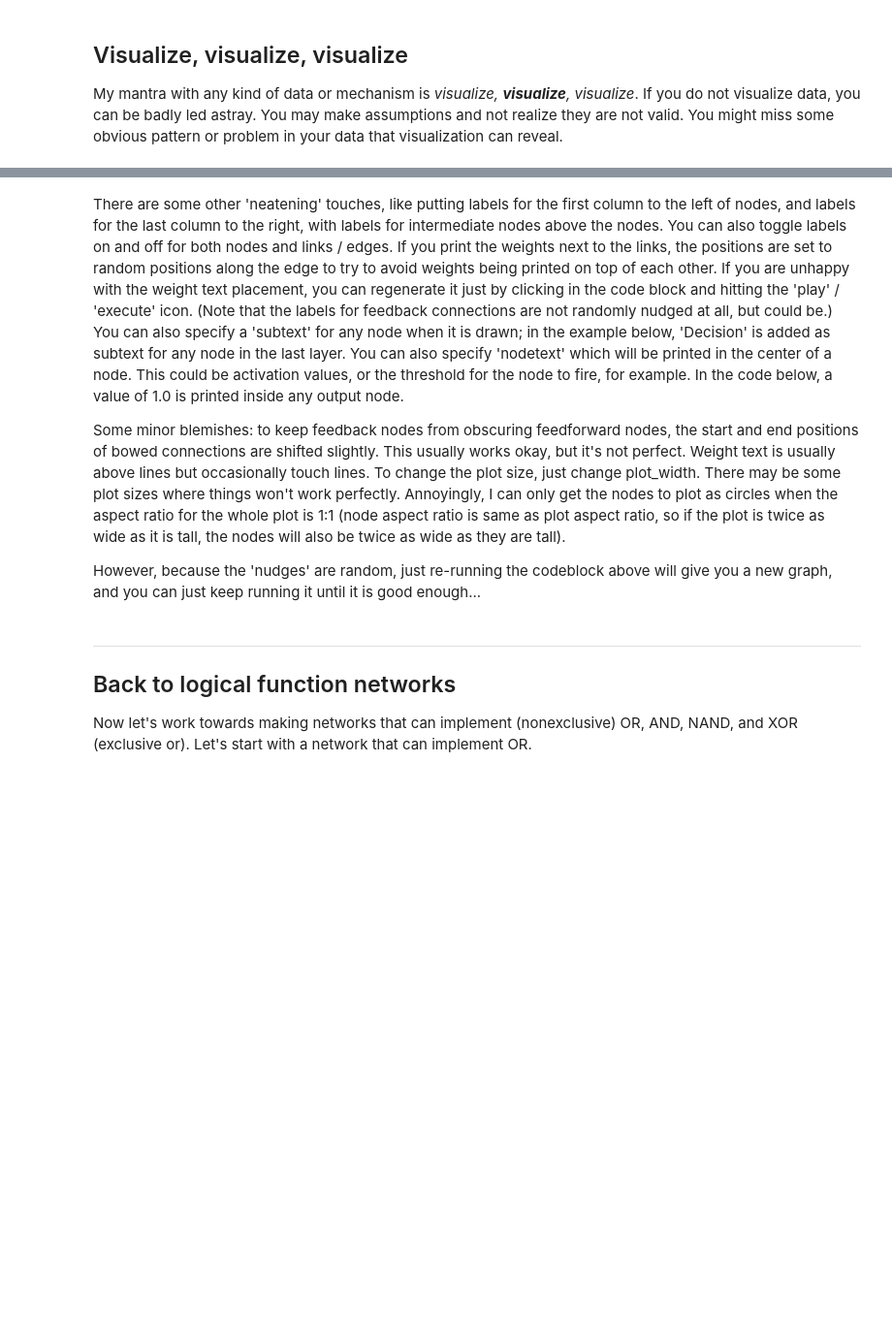
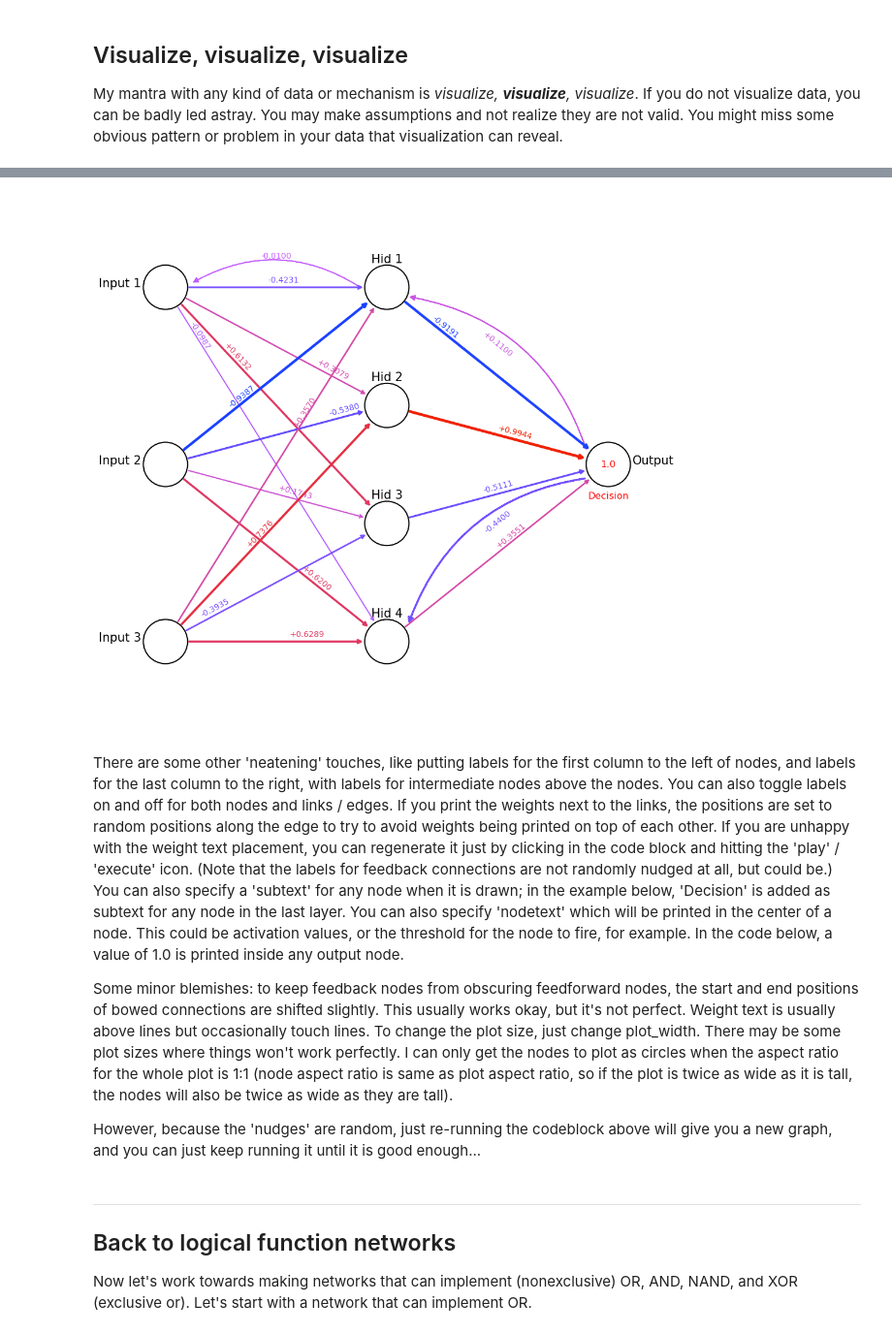
Before and after one commit to jsmagnuson/models-of-the-mind-notebooks, a Jupyter notebook: 11-nnets-01-linear-functions-and-bias.ipynb, the cells around one changed output, grey strips where cells are left out. Shown at 97% size. Saved outputs shown, nothing was run; the diff lists cells and outputs as text; code cells hidden in the pictures; blank space fills up the shorter version.

Commit message:
Updated plotting and details in nbs 11-13

```diff
--- a/11-nnets-01-linear-functions-and-bias.ipynb
+++ b/11-nnets-01-linear-functions-and-bias.ipynb
@@ -99,8 +103,17 @@ layers = [
 
 # Generate random weights based on the size of layers
 #np.random.seed(0)  # For reproducibility
-input_to_hidden_weights = np.random.rand(len(layers[0]), len(layers[1]))  # Weights from inputs to hidden nodes
-hidden_to_output_weights = np.random.rand(len(layers[1]))  # Weights from hidden nodes to the output node
+# Weights run from -1 to +1, so the diagram shows both excitatory (positive)
+# and inhibitory (negative) connections. np.random.rand would give us only
+# positive values, and every line would come out some shade of red.
+input_to_hidden_weights = np.random.uniform(-1, 1, (len(layers[0]), len(layers[1])))  # inputs to hidden
+hidden_to_output_weights = np.random.uniform(-1, 1, len(layers[1]))  # hidden to output
+
+# One colour scale for the whole diagram: blue negative, black zero, red
+# positive, scaled against the strongest weight anywhere in this network.
+# The three feedback weights below are included so they share the same scale.
+vmax = netplot.weight_vmax(input_to_hidden_weights, hidden_to_output_weights,
+                           [-0.44, 0.11, -0.01])
 
 
 # Creating the figure with specified size
@@ -115,43 +128,45 @@ node_positions = netplot.calculate_node_positions(layers, plot_width, fig_width,
 # Draw Neurons with Labels
 num_layers = len(layers)
 subtext=''
 nodetext=''
 for i, column in enumerate(layers):
     for node in column:
         pos = node_positions[node]
         if i == num_layers - 1:
             subtext='Decision'
             nodetext = '1.0'
         netplot.draw_neuron_with_label(ax, pos, node, i, num_layers, plot_width=plot_width, subtext=subtext, nodetext=nodetext)
 
 # Draw Connections with Weights
 for i, input_node in enumerate(layers[0]):
     for j, hidden_node in enumerate(layers[1]):
         weight = input_to_hidden_weights[i, j]
-        netplot.draw_connection_with_weight(ax, node_positions, input_node, hidden_node, weight, show_weight=True, plot_width=plot_width)
+        netplot.draw_connection_with_weight(ax, node_positions, input_node, hidden_node, weight, show_weight=True, plot_width=plot_width, vmax=vmax)
 
 # Draw connections from hidden nodes to the decision node
 for j, hidden_node in enumerate(layers[1]):
     bow=False
     weight = hidden_to_output_weights[j]
     # uncomment next line to make one connection bowed
     #bow = hidden_node == 'Hid 4'  # Only bow the connection for Hidden4
-    netplot.draw_connection_with_weight(ax, node_positions, hidden_node, 'Output', weight, show_weight=True, bow=bow, plot_width=plot_width)
+    netplot.draw_connection_with_weight(ax, node_positions, hidden_node, 'Output', weight, show_weight=True, bow=bow, plot_width=plot_width, vmax=vmax)
 
-netplot.draw_connection_with_weight(ax, node_positions, 'Output', 'Hid 4', 0.44, show_weight=True, bow=True, plot_width=plot_width) # , edge_color='pink')
-netplot.draw_connection_with_weight(ax, node_positions, 'Output', 'Hid 1', 0.11, show_weight=True, bow=True, plot_width=plot_width) # , edge_color='pink')
-netplot.draw_connection_with_weight(ax, node_positions, 'Hid 1', 'Input 1', 0.01, show_weight=True, bow=True, plot_width=plot_width) # , edge_color='pink')
+netplot.draw_connection_with_weight(ax, node_positions, 'Output', 'Hid 4', -0.44, show_weight=True, bow=True, plot_width=plot_width, vmax=vmax)# , edge_color='pink')
+netplot.draw_connection_with_weight(ax, node_positions, 'Output', 'Hid 1', 0.11, show_weight=True, bow=True, plot_width=plot_width, vmax=vmax)# , edge_color='pink')
+netplot.draw_connection_with_weight(ax, node_positions, 'Hid 1', 'Input 1', -0.01, show_weight=True, bow=True, plot_width=plot_width, vmax=vmax)# , edge_color='pink')
 
 
 plt.axis('off')
 plt.show()
 #print(input_to_hidden_weights)
 #print(hidden_to_output_weights)
+# %% [output]
+[figure, added]
 # %% [markdown]
 
 There are some other 'neatening' touches, like putting labels for the first column to the left of nodes, and labels for the last column to the right, with labels for intermediate nodes above the nodes. You can also toggle labels on and off for both nodes and links / edges. If you print the weights next to the links, the positions are set to random positions along the edge to try to avoid weights being printed on top of each other. If you are unhappy with the weight text placement, you can regenerate it just by clicking in the code block and hitting the 'play' / 'execute' icon. (Note that the labels for feedback connections are not randomly nudged at all, but could be.) You can also specify a 'subtext' for any node when it is drawn; in the example below, 'Decision' is added as subtext for any node in the last layer. You can also specify 'nodetext' which will be printed in the center of a node. This could be activation values, or the threshold for the node to fire, for example. In the code below, a value of 1.0 is printed inside any output node.
 
-Some minor blemishes: to keep feedback nodes from obscuring feedforward nodes, the start and end positions of bowed connections are shifted slightly. This usually works okay, but it's not perfect. Weight text is usually above lines but occasionally touch lines. To change the plot size, just change plot_width. There may be some plot sizes where things won't work perfectly. Annoyingly, I can only get the nodes to plot as circles when the aspect ratio for the whole plot is 1:1 (node aspect ratio is same as plot aspect ratio, so if the plot is twice as wide as it is tall, the nodes will also be twice as wide as they are tall).
+Some minor blemishes: to keep feedback nodes from obscuring feedforward nodes, the start and end positions of bowed connections are shifted slightly. This usually works okay, but it's not perfect. Weight text is usually above lines but occasionally touch lines. To change the plot size, just change plot_width. There may be some plot sizes where things won't work perfectly. I can only get the nodes to plot as circles when the aspect ratio for the whole plot is 1:1 (node aspect ratio is same as plot aspect ratio, so if the plot is twice as wide as it is tall, the nodes will also be twice as wide as they are tall).
 
 However, because the 'nudges' are random, just re-running the codeblock above will give you a new graph, and you can just keep running it until it is good enough...
 # %% [markdown]
```
Also changed, not shown: parts of 20 cells of this notebook, 3 other files.
